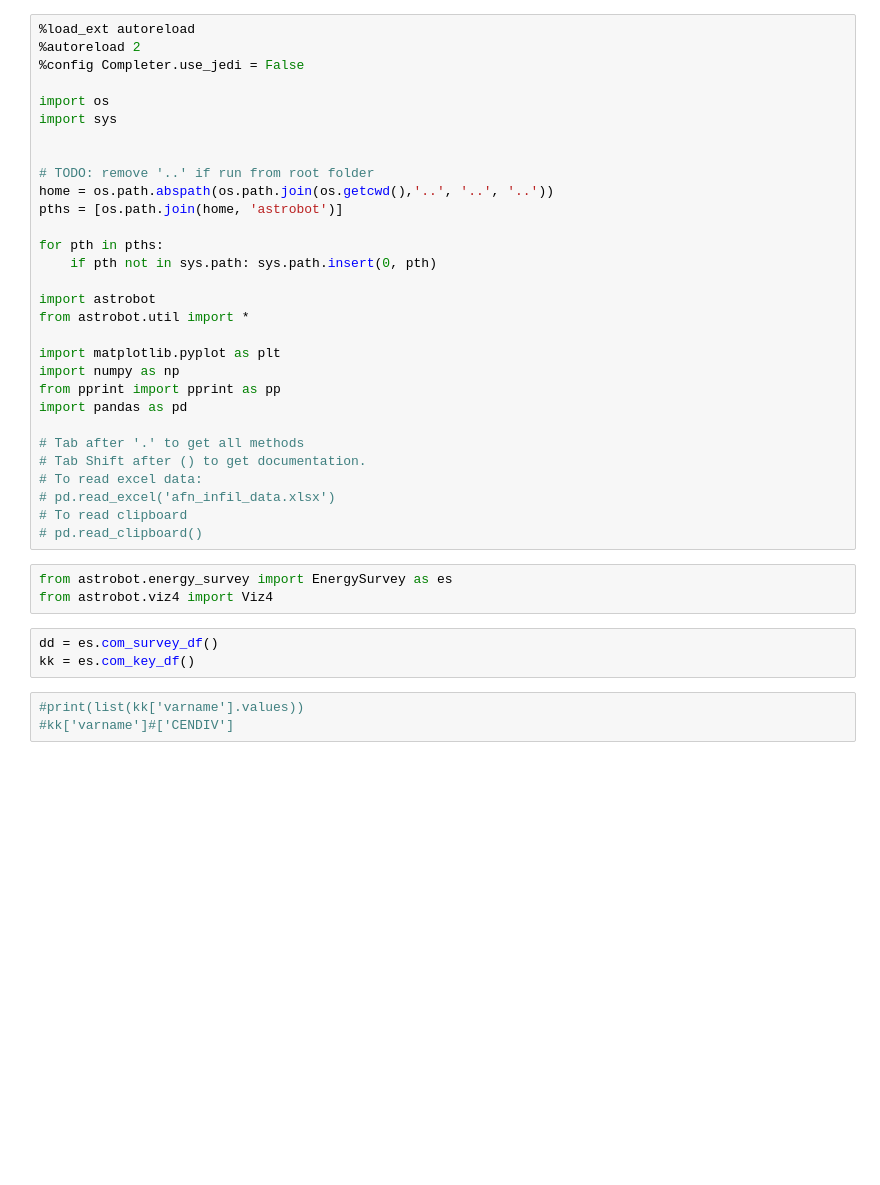
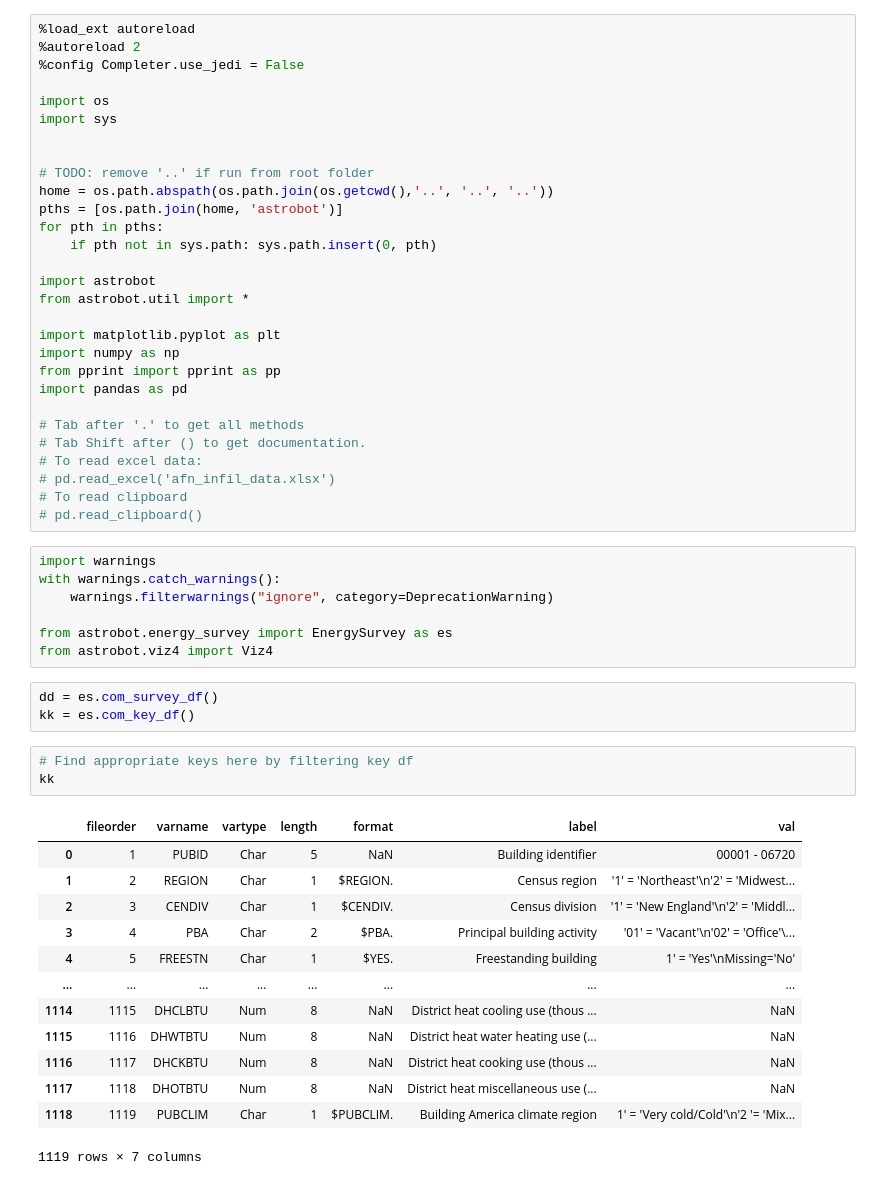
Before and after one commit to saeranv/astrobot, a Jupyter notebook: experiments/cbecs/cbecs_phila_heat.ipynb, the cells around one changed output. Cells and saved outputs as stored; diff of their text form; blank space fills up the shorter version.

```diff
--- a/experiments/cbecs/cbecs_phila_heat.ipynb
+++ b/experiments/cbecs/cbecs_phila_heat.ipynb
@@ -10,7 +10,6 @@ import sys
 # TODO: remove '..' if run from root folder
 home = os.path.abspath(os.path.join(os.getcwd(),'..', '..', '..'))
 pths = [os.path.join(home, 'astrobot')]
-
 for pth in pths:
     if pth not in sys.path: sys.path.insert(0, pth)
 
@@ -29,11 +28,29 @@ import pandas as pd
 # To read clipboard
 # pd.read_clipboard()
 # %%
+import warnings
+with warnings.catch_warnings():
+    warnings.filterwarnings("ignore", category=DeprecationWarning)
+
 from astrobot.energy_survey import EnergySurvey as es
 from astrobot.viz4 import Viz4
 # %%
 dd = es.com_survey_df()
 kk = es.com_key_df()
-# %%
-#print(list(kk['varname'].values))
-#kk['varname']#['CENDIV']
+# %%
+# Find appropriate keys here by filtering key df
+kk
+# %% [output]
+|  | fileorder | varname | vartype | length | format | label | val |
+| 0 | 1 | PUBID | Char | 5 | NaN | Building identifier | 00001 - 06720 |
+| 1 | 2 | REGION | Char | 1 | $REGION. | Census region | '1' = 'Northeast'\n'2' = 'Midwest... |
+| 2 | 3 | CENDIV | Char | 1 | $CENDIV. | Census division | '1' = 'New England'\n'2' = 'Middl... |
+| 3 | 4 | PBA | Char | 2 | $PBA. | Principal building activity | '01' = 'Vacant'\n'02' = 'Office'\... |
+| 4 | 5 | FREESTN | Char | 1 | $YES. | Freestanding building | 1' = 'Yes'\nMissing='No' |
+| ... | ... | ... | ... | ... | ... | ... | ... |
+| 1114 | 1115 | DHCLBTU | Num | 8 | NaN | District heat cooling use (thous ... | NaN |
+| 1115 | 1116 | DHWTBTU | Num | 8 | NaN | District heat water heating use (... | NaN |
+| 1116 | 1117 | DHCKBTU | Num | 8 | NaN | District heat cooking use (thous ... | NaN |
+| 1117 | 1118 | DHOTBTU | Num | 8 | NaN | District heat miscellaneous use (... | NaN |
+| 1118 | 1119 | PUBCLIM | Char | 1 | $PUBCLIM. | Building America climate region | 1' = 'Very cold/Cold'\n'2 '= 'Mix... |
+1119 rows × 7 columns
```
Also changed, not shown: parts of 9 cells of this notebook, 4 other files.
